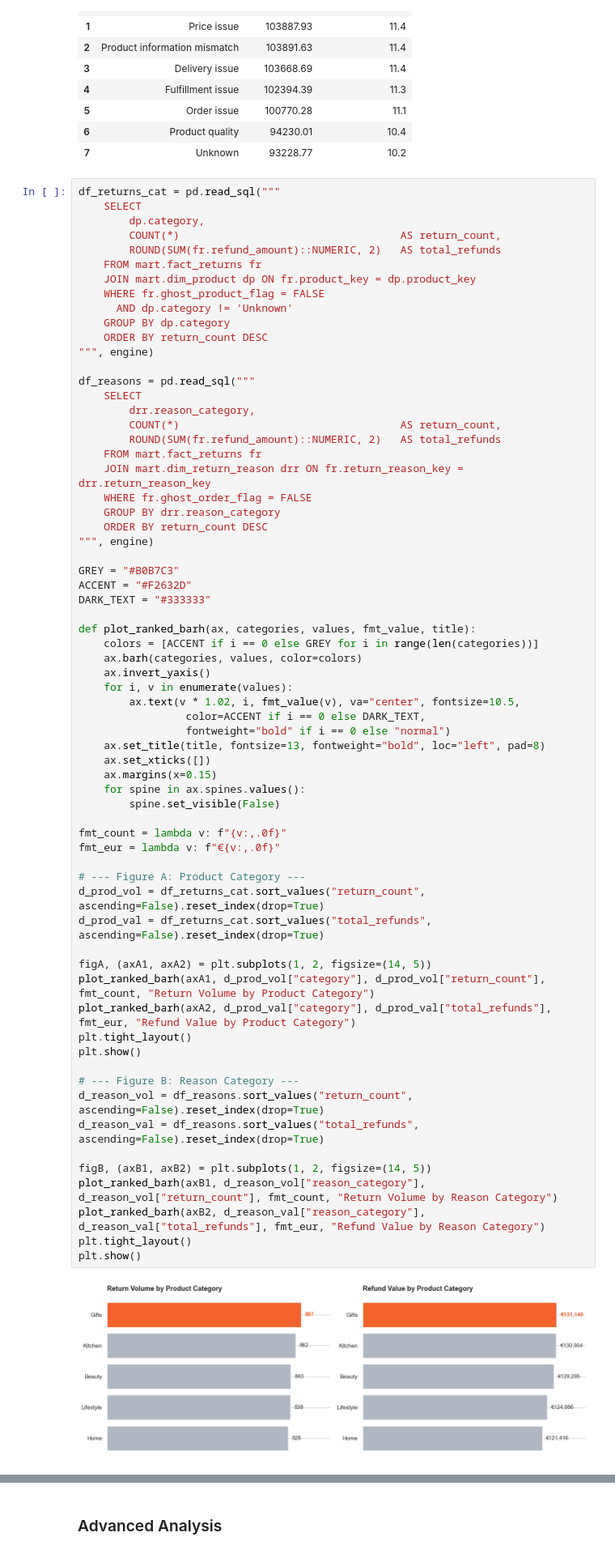
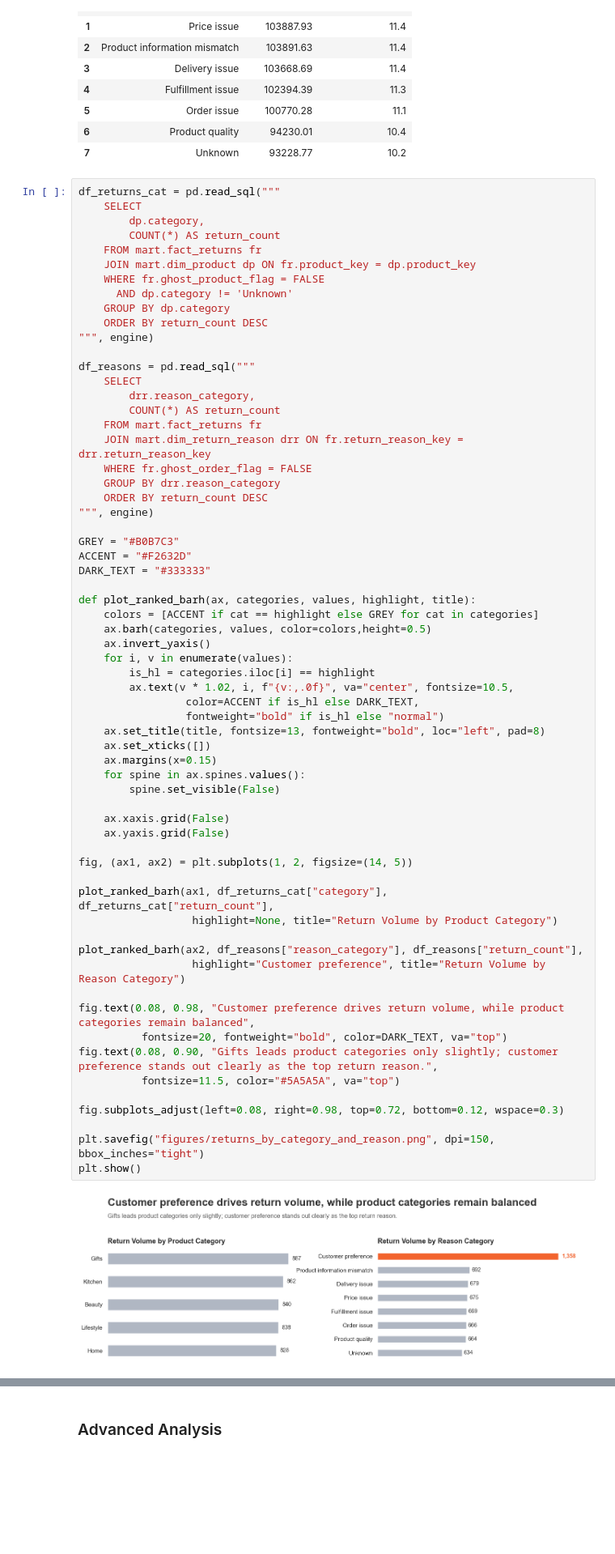
Before and after one commit to eileenheyer-cyber/nordhome_retail_analytics, a Jupyter notebook: 04_EDA/nordhome_eda.ipynb, the cells around one changed output, grey strips where cells are left out. Shown at 81% size. Saved outputs shown, nothing was run; the diff lists cells and outputs as text; blank space fills up the shorter version.

```diff
--- a/04_EDA/nordhome_eda.ipynb
+++ b/04_EDA/nordhome_eda.ipynb
@@ -2896,8 +2896,7 @@ df_reasons
 df_returns_cat = pd.read_sql("""
     SELECT
         dp.category,
-        COUNT(*)                                   AS return_count,
-        ROUND(SUM(fr.refund_amount)::NUMERIC, 2)   AS total_refunds
+        COUNT(*) AS return_count
     FROM mart.fact_returns fr
     JOIN mart.dim_product dp ON fr.product_key = dp.product_key
     WHERE fr.ghost_product_flag = FALSE
@@ -2905,58 +2904,56 @@ df_returns_cat = pd.read_sql("""
     GROUP BY dp.category
     ORDER BY return_count DESC
 """, engine)
 
 df_reasons = pd.read_sql("""
     SELECT
         drr.reason_category,
-        COUNT(*)                                   AS return_count,
-        ROUND(SUM(fr.refund_amount)::NUMERIC, 2)   AS total_refunds
+        COUNT(*) AS return_count
     FROM mart.fact_returns fr
     JOIN mart.dim_return_reason drr ON fr.return_reason_key = drr.return_reason_key
     WHERE fr.ghost_order_flag = FALSE
     GROUP BY drr.reason_category
     ORDER BY return_count DESC
 """, engine)
 
 GREY = "#B0B7C3"
 ACCENT = "#F2632D"
 DARK_TEXT = "#333333"
 
-def plot_ranked_barh(ax, categories, values, fmt_value, title):
-    colors = [ACCENT if i == 0 else GREY for i in range(len(categories))]
-    ax.barh(categories, values, color=colors)
+def plot_ranked_barh(ax, categories, values, highlight, title):
+    colors = [ACCENT if cat == highlight else GREY for cat in categories]
+    ax.barh(categories, values, color=colors,height=0.5)
     ax.invert_yaxis()
     for i, v in enumerate(values):
-        ax.text(v * 1.02, i, fmt_value(v), va="center", fontsize=10.5,
-                 color=ACCENT if i == 0 else DARK_TEXT,
-                 fontweight="bold" if i == 0 else "normal")
+        is_hl = categories.iloc[i] == highlight
+        ax.text(v * 1.02, i, f"{v:,.0f}", va="center", fontsize=10.5,
+                 color=ACCENT if is_hl else DARK_TEXT,
+                 fontweight="bold" if is_hl else "normal")
     ax.set_title(title, fontsize=13, fontweight="bold", loc="left", pad=8)
     ax.set_xticks([])
     ax.margins(x=0.15)
     for spine in ax.spines.values():
         spine.set_visible(False)
 
-fmt_count = lambda v: f"{v:,.0f}"
-fmt_eur = lambda v: f"€{v:,.0f}"
+    ax.xaxis.grid(False)
+    ax.yaxis.grid(False)
 
-# --- Figure A: Product Category ---
-d_prod_vol = df_returns_cat.sort_values("return_count", ascending=False).reset_index(drop=True)
-d_prod_val = df_returns_cat.sort_values("total_refunds", ascending=False).reset_index(drop=True)
+fig, (ax1, ax2) = plt.subplots(1, 2, figsize=(14, 5))
 
-figA, (axA1, axA2) = plt.subplots(1, 2, figsize=(14, 5))
-plot_ranked_barh(axA1, d_prod_vol["category"], d_prod_vol["return_count"], fmt_count, "Return Volume by Product Category")
-plot_ranked_barh(axA2, d_prod_val["category"], d_prod_val["total_refunds"], fmt_eur, "Refund Value by Product Category")
-plt.tight_layout()
+plot_ranked_barh(ax1, df_returns_cat["category"], df_returns_cat["return_count"],
+                  highlight=None, title="Return Volume by Product Category")
+
+plot_ranked_barh(ax2, df_reasons["reason_category"], df_reasons["return_count"],
+                  highlight="Customer preference", title="Return Volume by Reason Category")
+
+fig.text(0.08, 0.98, "Customer preference drives return volume, while product categories remain balanced",
+          fontsize=20, fontweight="bold", color=DARK_TEXT, va="top")
+fig.text(0.08, 0.90, "Gifts leads product categories only slightly; customer preference stands out clearly as the top return reason.",
+          fontsize=11.5, color="#5A5A5A", va="top")
+
+fig.subplots_adjust(left=0.08, right=0.98, top=0.72, bottom=0.12, wspace=0.3)
+
+plt.savefig("figures/returns_by_category_and_reason.png", dpi=150, bbox_inches="tight")
 plt.show()
-
-# --- Figure B: Reason Category ---
-d_reason_vol = df_reasons.sort_values("return_count", ascending=False).reset_index(drop=True)
-d_reason_val = df_reasons.sort_values("total_refunds", ascending=False).reset_index(drop=True)
-
-figB, (axB1, axB2) = plt.subplots(1, 2, figsize=(14, 5))
-plot_ranked_barh(axB1, d_reason_vol["reason_category"], d_reason_vol["return_count"], fmt_count, "Return Volume by Reason Category")
-plot_ranked_barh(axB2, d_reason_val["reason_category"], d_reason_val["total_refunds"], fmt_eur, "Refund Value by Reason Category")
-plt.tight_layout()
-plt.show()
 # %% [output]
-[figure, old version]
+[figure, new version]
```
Also changed, not shown: parts of 5 cells of this notebook, 3 other files.
